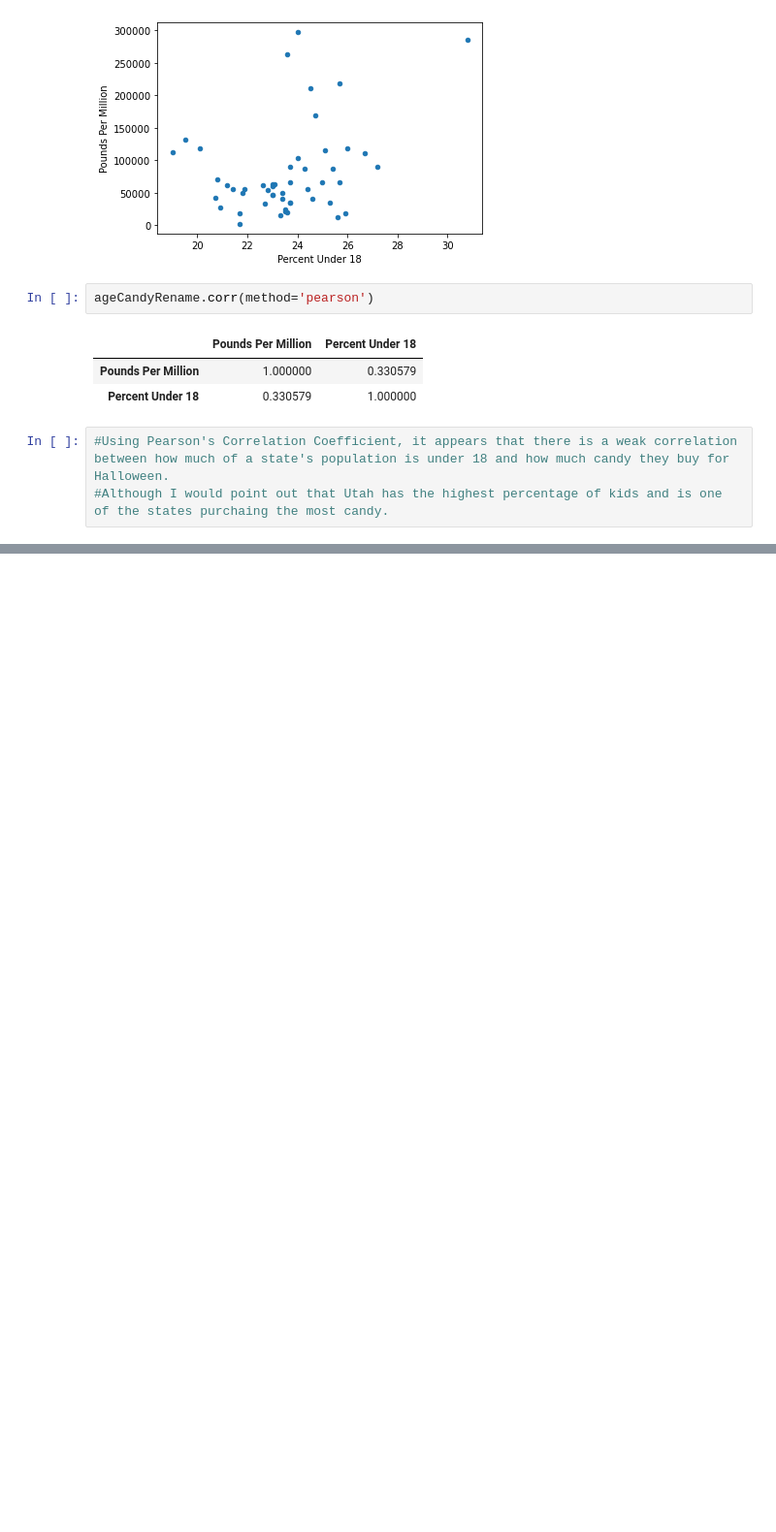
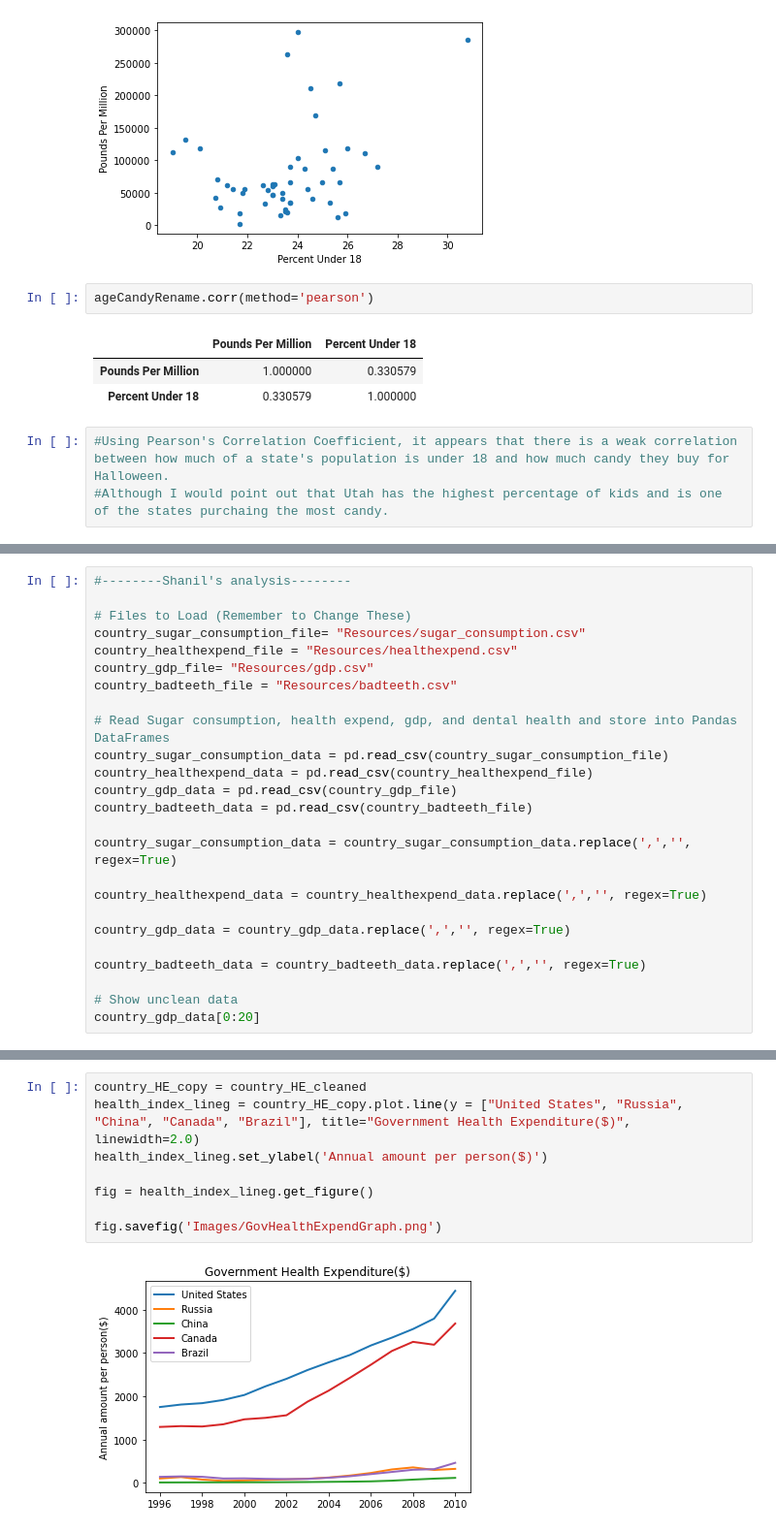
Before and after one commit to slobanwala1/candyology, a Jupyter notebook: candyology.ipynb, the cells around one changed output, grey strips where cells are left out. Shown: that part at 97% size. Cells and saved outputs as stored; diff of their text form; blank space fills up the shorter version.

```diff
--- a/candyology.ipynb
+++ b/candyology.ipynb
@@ -804,3 +806,28 @@ plt.plot(x_values,regress_values,"r-")
 # %% [output]
 [<matplotlib.lines.Line2D at 0x...>]
 [figure]
+# %%
+#--------Shanil's analysis--------
+
+# Files to Load (Remember to Change These)
+country_sugar_consumption_file= "Resources/sugar_consumption.csv"
+country_healthexpend_file = "Resources/healthexpend.csv"
+country_gdp_file= "Resources/gdp.csv"
+country_badteeth_file = "Resources/badteeth.csv"
+
+# Read Sugar consumption, health expend, gdp, and dental health and store into Pandas DataFrames
+country_sugar_consumption_data = pd.read_csv(country_sugar_consumption_file)
+country_healthexpend_data = pd.read_csv(country_healthexpend_file)
+country_gdp_data = pd.read_csv(country_gdp_file)
+country_badteeth_data = pd.read_csv(country_badteeth_file)
+
+country_sugar_consumption_data = country_sugar_consumption_data.replace(',','', regex=True)
+
+country_healthexpend_data = country_healthexpend_data.replace(',','', regex=True)
+
+country_gdp_data = country_gdp_data.replace(',','', regex=True)
+
+country_badteeth_data = country_badteeth_data.replace(',','', regex=True)
+
+# Show unclean data
+country_gdp_data[0:20]
@@ -806,0 +1058,10 @@ plt.plot(x_values,regress_values,"r-")
+# %%
+country_HE_copy = country_HE_cleaned
+health_index_lineg = country_HE_copy.plot.line(y = ["United States", "Russia", "China", "Canada", "Brazil"], title="Government Health Expenditure($)", linewidth=2.0)
+health_index_lineg.set_ylabel('Annual amount per person($)')
+
+fig = health_index_lineg.get_figure()
+
+fig.savefig('Images/GovHealthExpendGraph.png')
+# %% [output]
+[figure, added]
```
Also changed, not shown: parts of 17 cells of this notebook, 11 other files.
